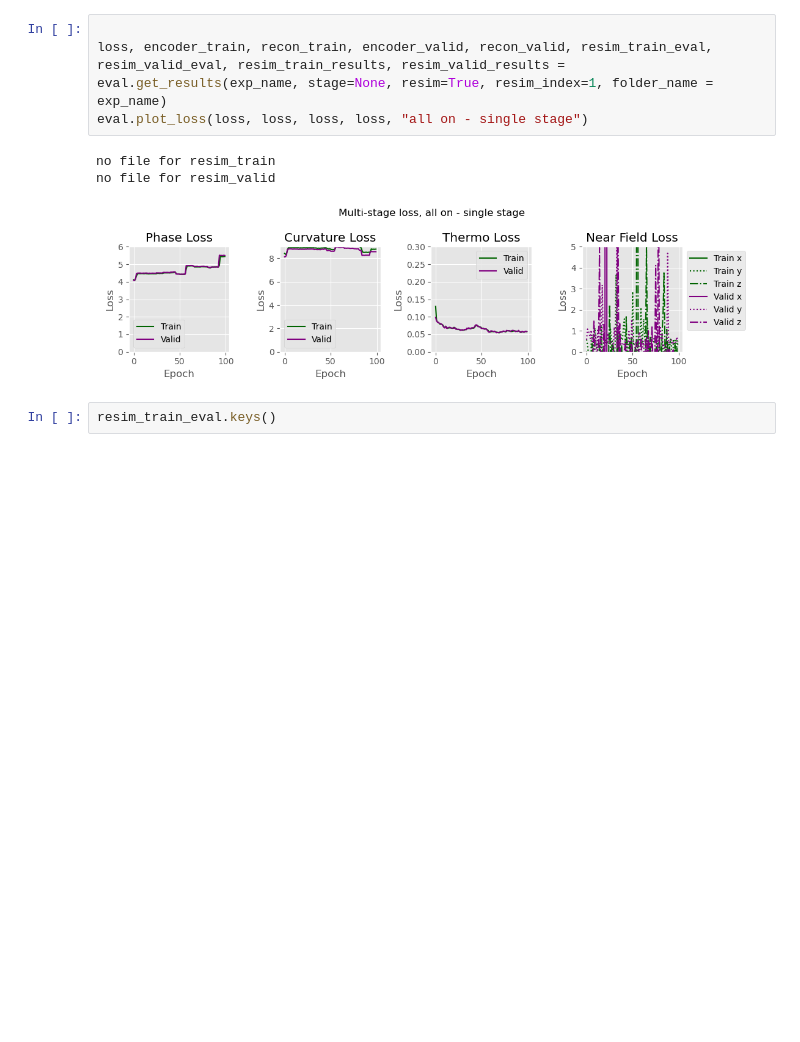
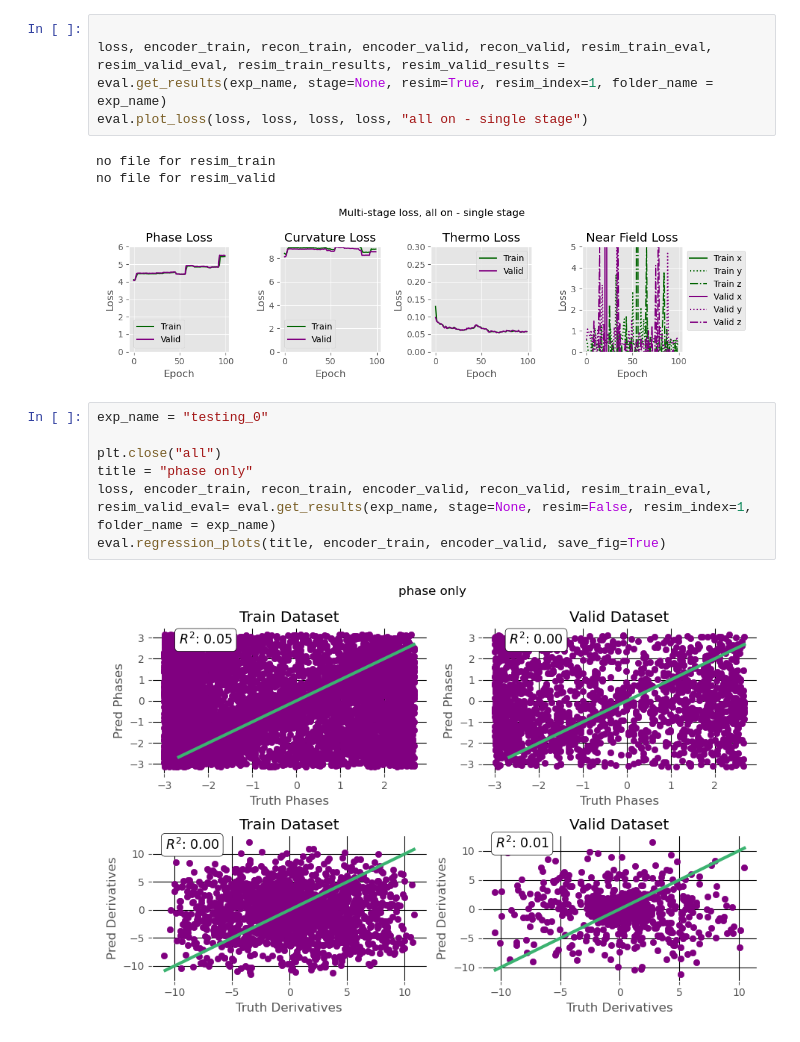
Before and after one commit to Kovaleski-Research-Lab/Surrogate_Model, a Jupyter notebook: src/evaluation/eval.ipynb, the cells around one changed output. Cells and saved outputs as stored; diff of their text form; blank space fills up the shorter version.

```diff
--- a/src/evaluation/eval.ipynb
+++ b/src/evaluation/eval.ipynb
@@ -110,4 +110,11 @@ no file for resim_train
 no file for resim_valid
 [figure]
 # %%
-resim_train_eval.keys()
+exp_name = "testing_0"
+
+plt.close("all")
+title = "phase only"
+loss, encoder_train, recon_train, encoder_valid, recon_valid, resim_train_eval, resim_valid_eval= eval.get_results(exp_name, stage=None, resim=False, resim_index=1, folder_name = exp_name)
+eval.regression_plots(title, encoder_train, encoder_valid, save_fig=True)
+# %% [output]
+[figure, added]
```
Also changed, not shown: parts of 4 cells of this notebook, 7 other files.
